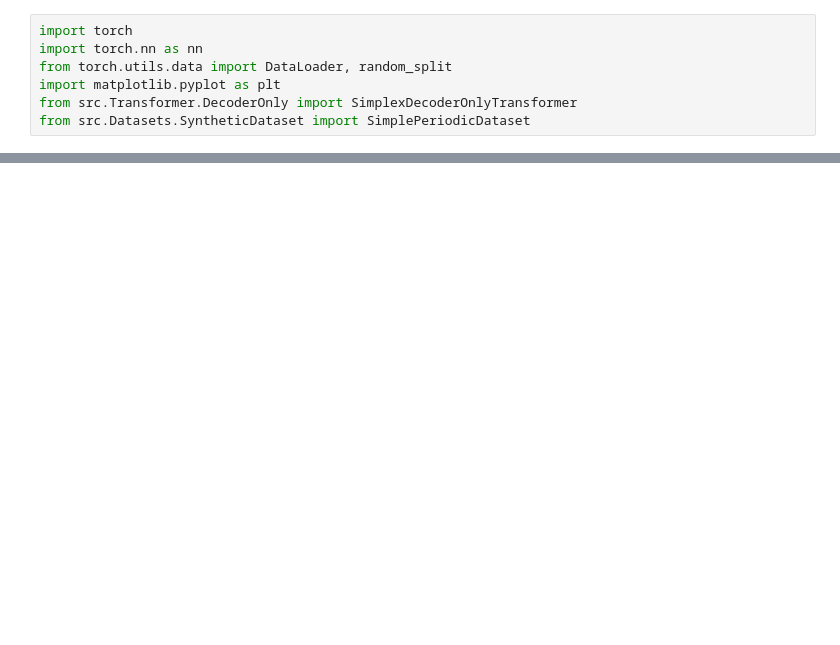
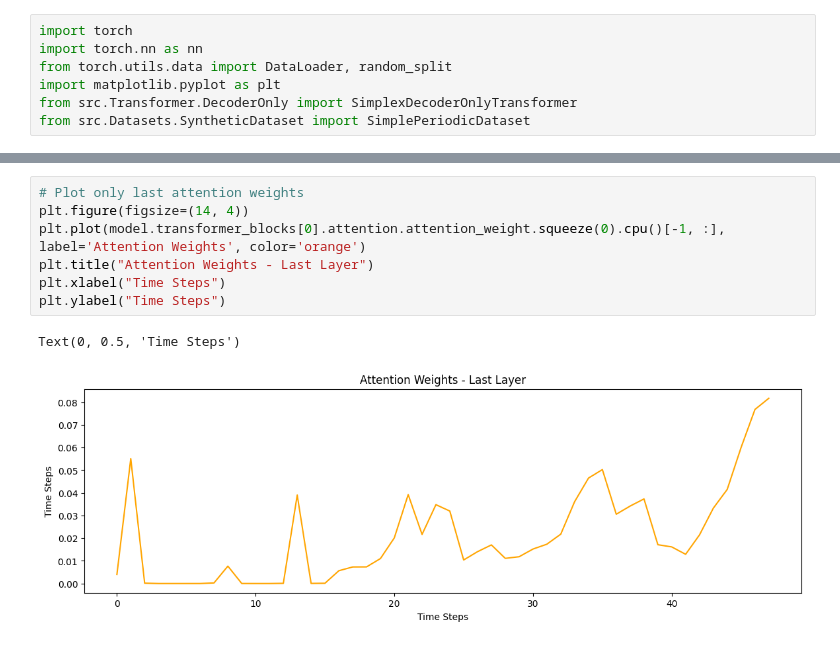
Before and after one commit to FinnAlberts/attention_analysis, a Jupyter notebook: test.ipynb, the cells around one changed output, grey strips where cells are left out. Cells and saved outputs as stored; diff of their text form; blank space fills up the shorter version.

Commit message:
Add additional plot

```diff
--- a/test.ipynb
+++ b/test.ipynb
@@ -123,0 +124,10 @@ plt.show()
+# %%
+# Plot only last attention weights
+plt.figure(figsize=(14, 4))
+plt.plot(model.transformer_blocks[0].attention.attention_weight.squeeze(0).cpu()[-1, :], label='Attention Weights', color='orange')
+plt.title("Attention Weights - Last Layer")
+plt.xlabel("Time Steps")
+plt.ylabel("Time Steps")
+# %% [output]
+Text(0, 0.5, 'Time Steps')
+[figure, added]
```
Also changed, not shown: parts of 4 cells of this notebook.
